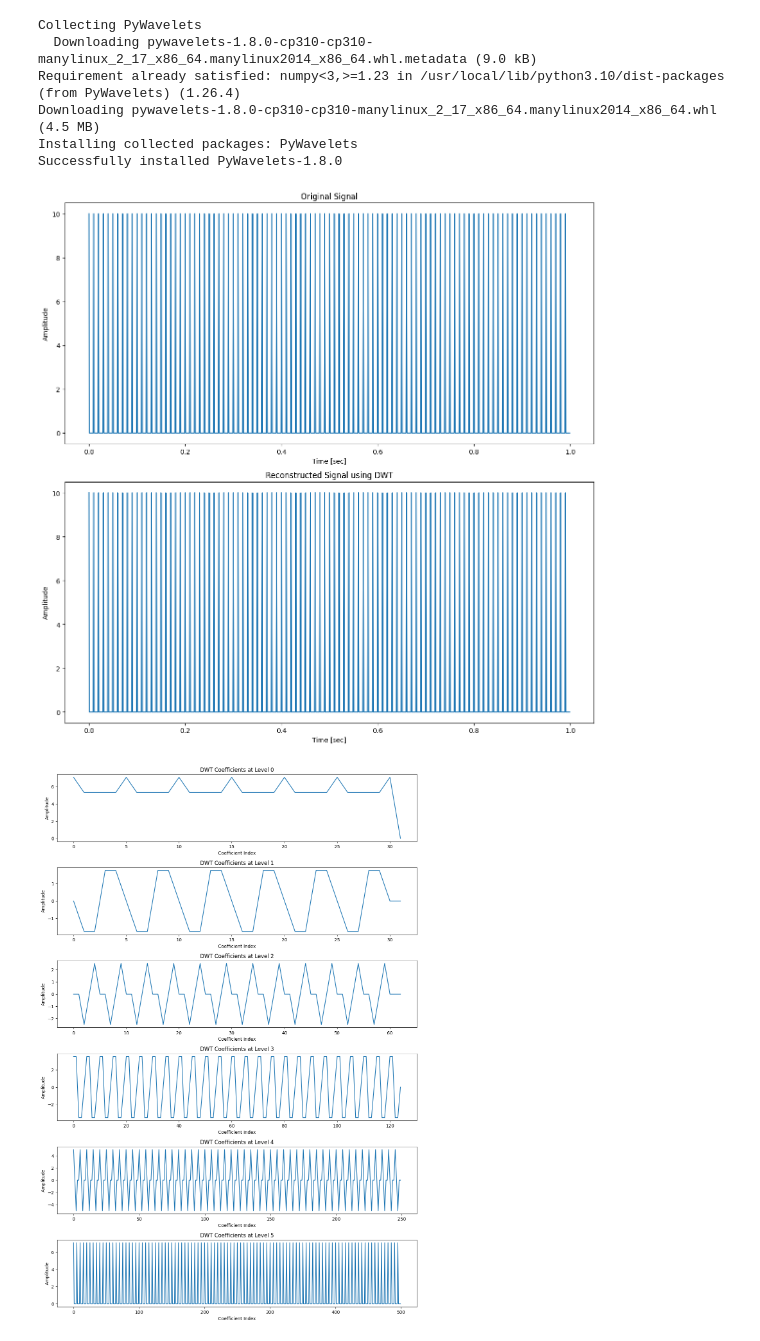
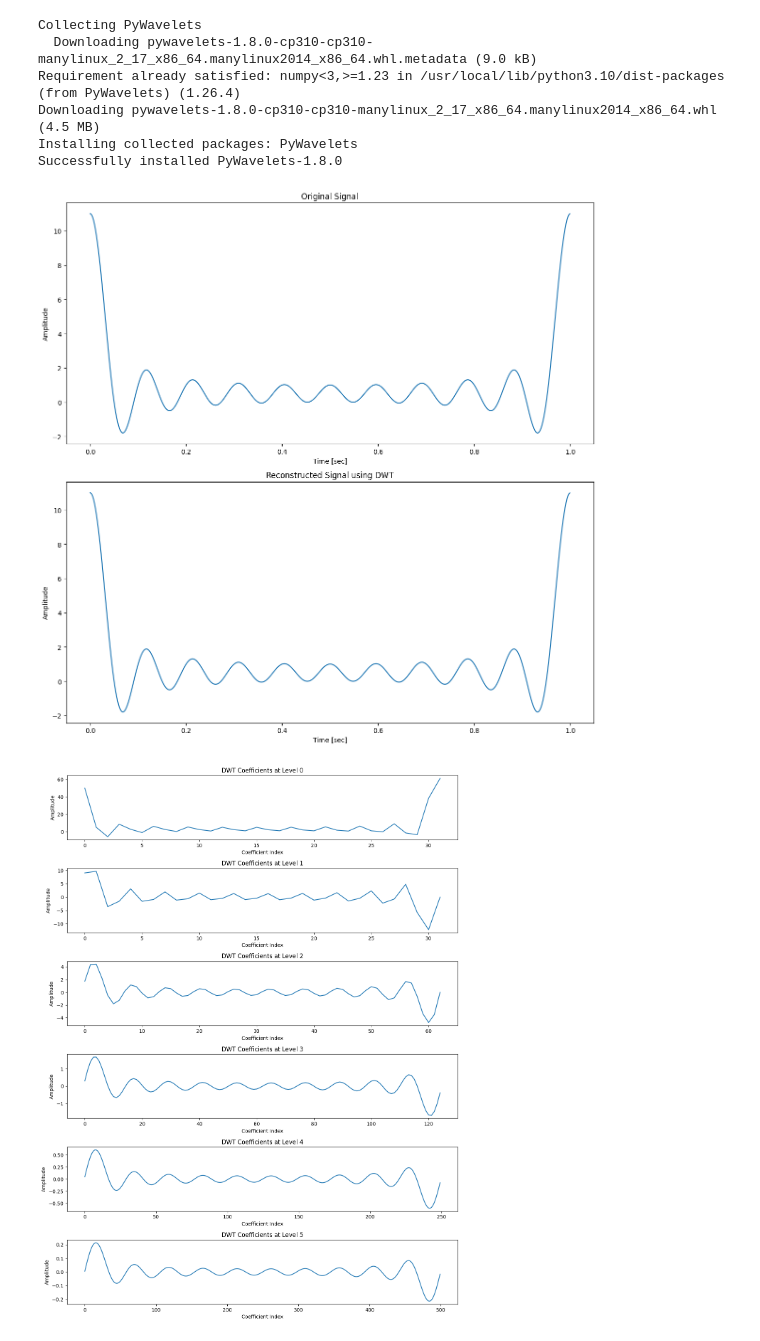
Before and after one commit to arofenitra/Scientific-Computing, a Jupyter notebook: image_processing/integral_transform.ipynb, the cells around one changed output. Cells and saved outputs as stored; diff of their text form; code cells hidden in the pictures.

```diff
--- a/image_processing/integral_transform.ipynb
+++ b/image_processing/integral_transform.ipynb
@@ -528,7 +533,7 @@ import matplotlib.pyplot as plt
 # Generate a sample signal
 fs = 1000  # Sampling frequency
 t = np.linspace(0, 1, fs, endpoint=False)  # Time vector
-freq = np.linspace(100, 1000, 10)  # Frequencies of the signal components
+freq = np.linspace(0, 10, 11)  # Frequencies of the signal components
 x = np.sum(np.cos(2 * np.pi * f * t) for f in freq)
 
 # Parameters for DWT
@@ -548,33 +553,33 @@ plt.subplot(2, 1, 1)
 plt.plot(t, x)
 plt.title('Original Signal')
 plt.ylabel('Amplitude')
 plt.xlabel('Time [sec]')
 
 plt.subplot(2, 1, 2)
 plt.plot(t, x_rec)
 plt.title('Reconstructed Signal using DWT')
 plt.ylabel('Amplitude')
 plt.xlabel('Time [sec]')
 
 plt.tight_layout()
 plt.show()
 '''
 At each level, the signal is passed through a low-pass filter (to get the
  approximation coefficients) and a high-pass filter (to get the detail coefficients).
 The output of the low-pass filter is then downsampled by a factor of 2 and
 used as the input for the next level of decomposition.
 '''
 # Plot the DWT coefficients
-plt.figure(figsize=(12, 20))
+plt.figure(figsize=(12, 18))
 for i, coeff in enumerate(coeffs):
     plt.subplot(level + 2, 1, i + 1)
     plt.plot(coeff)
     plt.title(f'DWT Coefficients at Level {i}')
     plt.ylabel('Amplitude')
     plt.xlabel('Coefficient Index')
 
 plt.tight_layout()
 plt.show()
 # %% [output]
-[figure, old version]
+[figure, new version]
-[figure, old version]
+[figure, new version]
```
Also changed, not shown: parts of 1 cell of this notebook.
